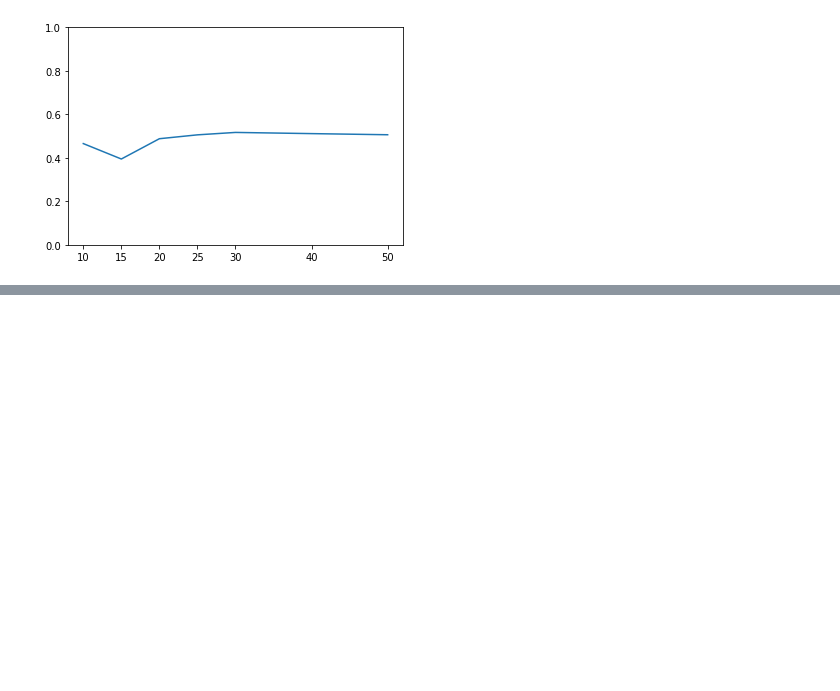
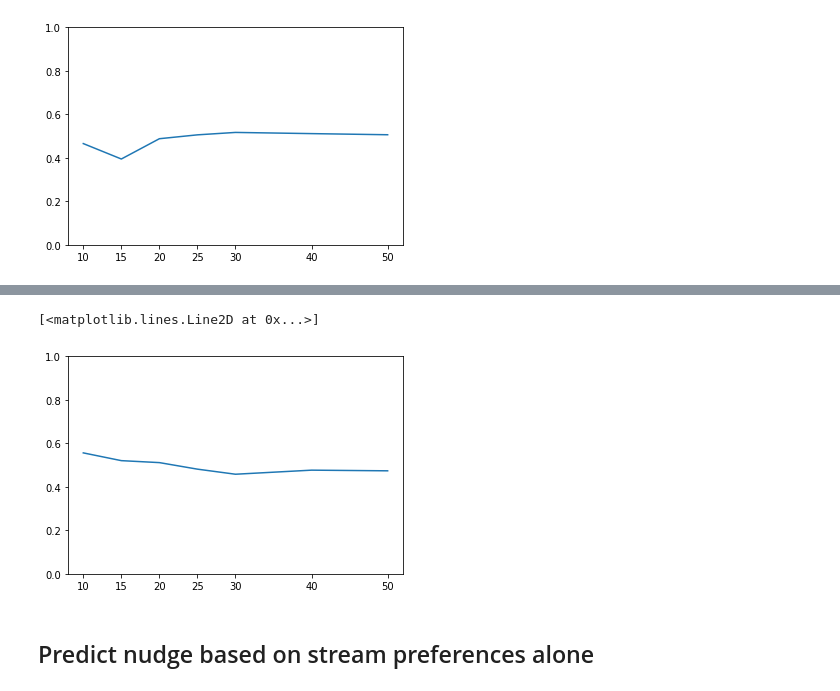
Before and after one commit to ace-racer/ContextualRecommender, a Jupyter notebook: hybird_recommender/evaluation/Evaluate generated Nudges.ipynb, the cells around one changed output, grey strips where cells are left out. Saved outputs shown, nothing was run; the diff lists cells and outputs as text; code cells hidden in the pictures; blank space fills up the shorter version.

```diff
--- a/hybird_recommender/evaluation/Evaluate generated Nudges.ipynb
+++ b/hybird_recommender/evaluation/Evaluate generated Nudges.ipynb
@@ -175,0 +273,12 @@ plt.plot(x, y)
+# %%
+x = [nudge_prediction_day[0] for nudge_prediction_day in nudge_predictions_day]
+y = [nudge_prediction_day[1] for nudge_prediction_day in nudge_predictions_day]
+
+plt.xticks(x)
+plt.ylim(ymin=0)
+plt.plot(x, y)
+# %% [output]
+[<matplotlib.lines.Line2D at 0x...>]
+[figure, added]
+# %% [markdown]
+## Predict nudge based on stream preferences alone
```
Also changed, not shown: parts of 19 cells of this notebook.
